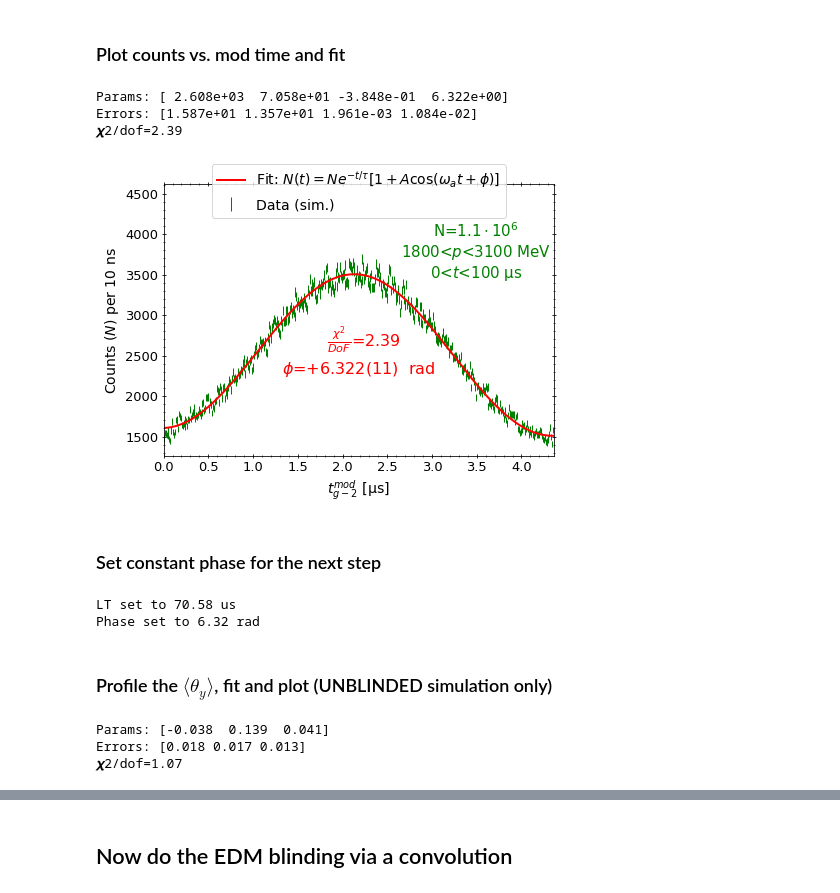
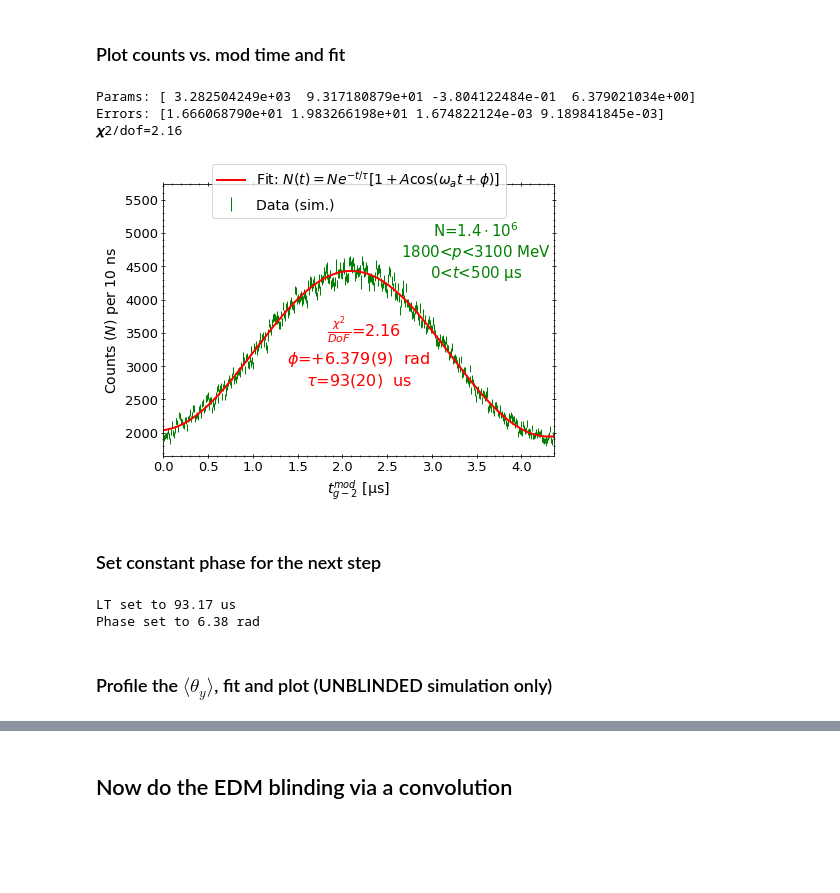
Before and after one commit to glukicov/EDMTracking, a Jupyter notebook: JupyterNB/Bz_sim.ipynb, the cells around one changed output, grey strips where cells are left out. Cells and saved outputs as stored; diff of their text form; code cells hidden in the pictures; blank space fills up the shorter version.

```diff
--- a/JupyterNB/Bz_sim.ipynb
+++ b/JupyterNB/Bz_sim.ipynb
@@ -14,8 +17,8 @@ import CommonUtils as cu
 # %%
 font_size=14 # for plots
 
-t_min = 4.5 # us  #TODO 30 for data
-t_max = 100 # us
+t_min = 0 # us  #TODO 30 for data
+t_max = 500 # us
 print("Starting and end times:", t_min, "to", t_max, "us")
 p_min = 1800 # MeV
 p_max = 3100 # MeV
@@ -27,8 +30,8 @@ print("Magic omega set to", cu._omega, "MHz")
 
 g2period = 2*np.pi / omega_a   # 4.3653 us
 print("g-2 period ", round(g2period, 3), "us")
-if(t_min<g2period):
-    raise Exception("Set t_min>g2period for EDM reflection blidning to work")
+# if(t_min<g2period):
+#     raise Exception("Set t_min>g2period for EDM reflection blidning to work")
 
 bin_w = 10*1e-3 # 10 ns
 bin_n = int( round(g2period/bin_w) )
@@ -98,25 +101,26 @@ y_err = np.sqrt(freq) # Poissson error
 x,y,y_e = bin_c, freq, y_err
 par, par_e, chi2_ndf = cu.fit_and_chi2(x, y, y_e, cu.unblinded_wiggle_fixed, p0_count)
 # %% [output]
-Params: [ 2.608e+03  7.058e+01 -3.848e-01  6.322e+00]
-Errors: [1.587e+01 1.357e+01 1.961e-03 1.084e-02]
-𝝌2/dof=2.39
+Params: [ 3.282504249e+03  9.317180879e+01 -3.804122484e-01  6.379021034e+00]
+Errors: [1.666068790e+01 1.983266198e+01 1.674822124e-03 9.189841845e-03]
+𝝌2/dof=2.16
 # %%
 fig, ax = cu.plot(bin_c, freq, y_err=y_err, error=True, elw=1, label="Data (sim.)", fs=font_size, tight=False,
                   xlabel=r"$t^{mod}_{g-2} \ \mathrm{[\mu}$s]", ylabel=r"Counts ($N$) per "+str(int(bin_w*1e3))+" ns")
 ax.plot(bin_c, cu.unblinded_wiggle_fixed(bin_c, *par), c="red",
         label=r'Fit: $N(t)=Ne^{-t/\tau}[1+A\cos(\omega_at+\phi)]$', lw=2)
 ax.set_xlim(0, g2period);
 ax.set_ylim(np.amin(freq)*0.9, np.amax(freq)*1.25);
 leg_fit=cu.legend1_fit(chi2_ndf)
-leg_fit=cu.legend_1par(leg_fit, r"$\phi$", par[-1], par_e[-1], " rad", prec=3)
+leg_fit=cu.legend_1par(leg_fit, r"$\phi$", par[3], par_e[3], " rad", prec=3)
+leg_fit=cu.legend_1par(leg_fit, r"$\tau$", par[1], par_e[1], " us", prec=3)
 leg_data="N="+cu.sci_notation(N)+"\n"+str(p_min)+r"<$p$<"+str(p_max)+" MeV\n"+str(t_min)+r"<$t$<"+str(t_max)+r" $\mathrm{\mu}$s"
 ax.legend(fontsize=font_size, loc='upper center', bbox_to_anchor=(0.5, 1.1));
 cu.textL(ax, 0.5, 0.35, leg_fit, c="r", fs=font_size+2)
 cu.textL(ax, 0.8, 0.75, leg_data, fs=font_size+1)
 fig.savefig("../fig/bnl_fit.png", dpi=300)
 # %% [output]
-[figure, old version]
+[figure, new version]
 # %% [markdown]
 ### Set constant phase for the next step
 # %%
@@ -125,8 +129,8 @@ print("LT set to", round(cu._LT,2), "us")
 cu._phi=par[3]
 print("Phase set to", round(cu._phi,2), "rad")
 # %% [output]
-LT set to 70.58 us
-Phase set to 6.32 rad
+LT set to 93.17 us
+Phase set to 6.38 rad
 # %% [markdown]
 ### Profile the $\langle\theta_y\rangle$, fit and plot (UNBLINDED simulation only)
 # %%
@@ -135,7 +139,3 @@ x, y, y_e, x_e =df_binned['bincenters'], df_binned['ymean'], df_binned['yerr'],
 # %%
-par, par_e, chi2_ndf = cu.fit_and_chi2(x, y, y_e, cu.thetaY_unblinded_phase, p0_theta_truth)
+# par, par_e, chi2_ndf = cu.fit_and_chi2(x, y, y_e, cu.thetaY_unblinded_phase, p0_theta_truth)
-# %% [output]
-Params: [-0.038  0.139  0.041]
-Errors: [0.018 0.017 0.013]
-𝝌2/dof=1.07
 # %%
```
Also changed, not shown: parts of 28 cells of this notebook, 4 other files.
